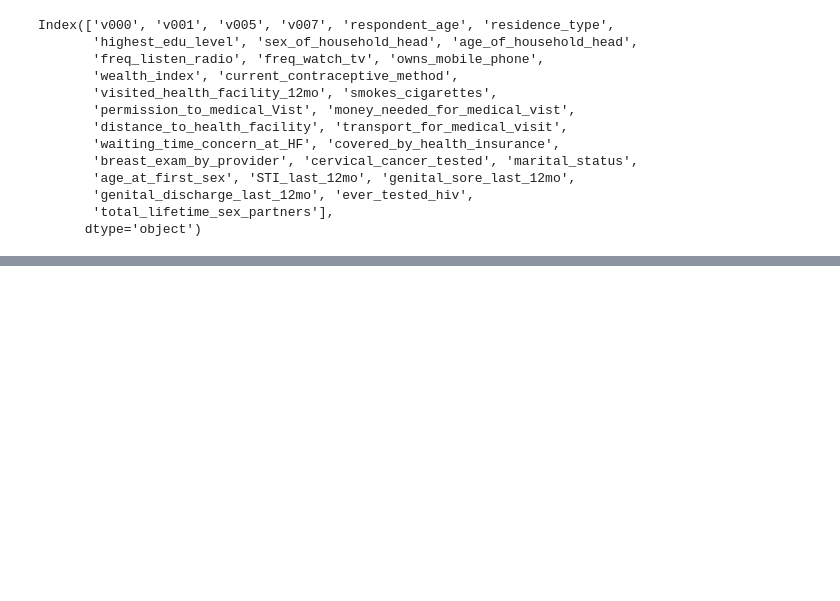
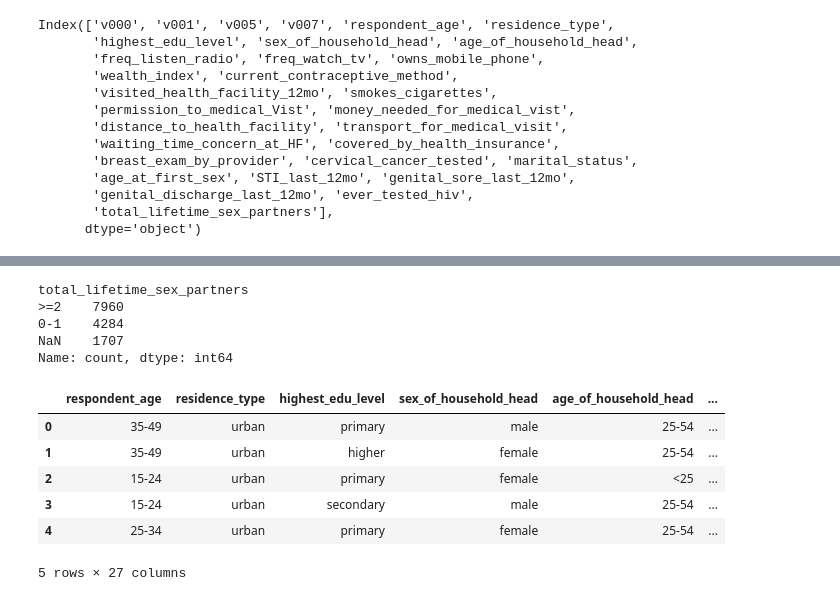
Before and after one commit to Fentahun60/Fentahun, a Jupyter notebook: ZambiaCC_BC.ipynb, the cells around one changed output, grey strips where cells are left out. Drawn from its saved outputs; the diff is of its cells as text; code cells hidden in the pictures; blank space fills up the shorter version.

```diff
--- a/ZambiaCC_BC.ipynb
+++ b/ZambiaCC_BC.ipynb
@@ -267,0 +328,12 @@ Index(['v000', 'v001', 'v005', 'v007', 'respondent_age', 'residence_type',
+# %%
+df['marital_status'] = df['marital_status'].replace({
+    'married': 'Married',
+    'never in union': 'Single',
+    'divorced': 'Divorced',
+    'no longer living together/separated': 'Separated',
+    'widowed': 'Widowed',
+    'living with partner': 'Living with partner'
+})
+
+print("Value counts for 'marital_status' after renaming:")
+print(df['marital_status'].value_counts(dropna=False))
@@ -267,0 +366,34 @@ Index(['v000', 'v001', 'v005', 'v007', 'respondent_age', 'residence_type',
+# %%
+print(df['total_lifetime_sex_partners'].value_counts(dropna=False))
+# %% [output]
+total_lifetime_sex_partners
+>=2    7960
+0-1    4284
+NaN    1707
+Name: count, dtype: int64
+# %%
+selected_columns = [
+    'respondent_age', 'residence_type',
+     'highest_edu_level', 'sex_of_household_head', 'age_of_household_head',
+       'freq_listen_radio', 'freq_watch_tv', 'owns_mobile_phone',
+       'wealth_index', 'current_contraceptive_method',
+       'visited_health_facility_12mo', 'smokes_cigarettes',
+       'permission_to_medical_Vist', 'money_needed_for_medical_vist',
+       'distance_to_health_facility', 'transport_for_medical_visit',
+       'waiting_time_concern_at_HF', 'covered_by_health_insurance',
+       'breast_exam_by_provider', 'cervical_cancer_tested', 'marital_status',
+       'age_at_first_sex', 'STI_last_12mo', 'genital_sore_last_12mo',
+       'genital_discharge_last_12mo', 'ever_tested_hiv',
+       'total_lifetime_sex_partners'
+]
+
+df_selected = df[selected_columns]
+display(df_selected.head())
+# %% [output]
+|  | respondent_age | residence_type | highest_edu_level | sex_of_household_head | age_of_household_head | ... |
+| 0 | 35-49 | urban | primary | male | 25-54 | ... |
+| 1 | 35-49 | urban | higher | female | 25-54 | ... |
+| 2 | 15-24 | urban | primary | female | <25 | ... |
+| 3 | 15-24 | urban | secondary | male | 25-54 | ... |
+| 4 | 25-34 | urban | primary | female | 25-54 | ... |
+5 rows × 27 columns
```
Also changed, not shown: parts of 11 cells of this notebook.
